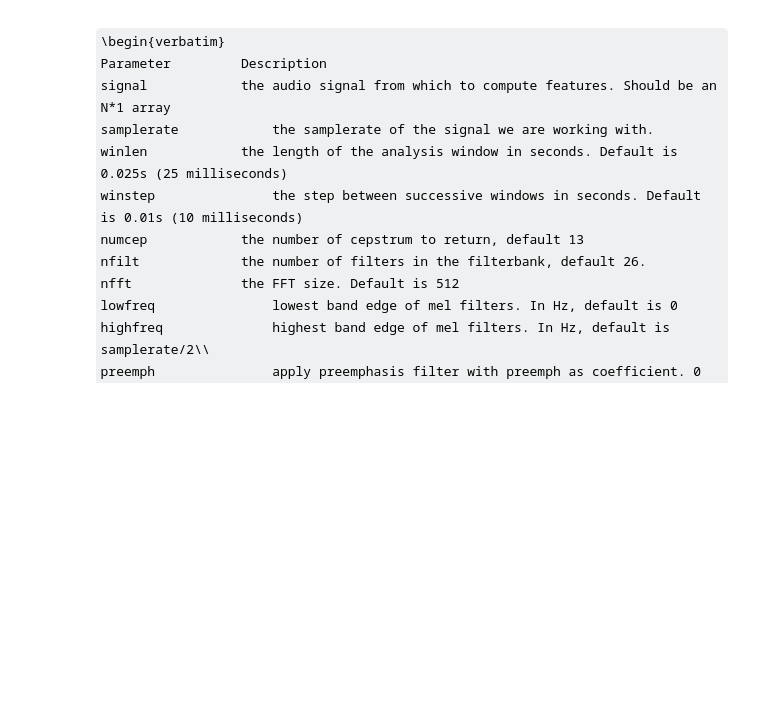
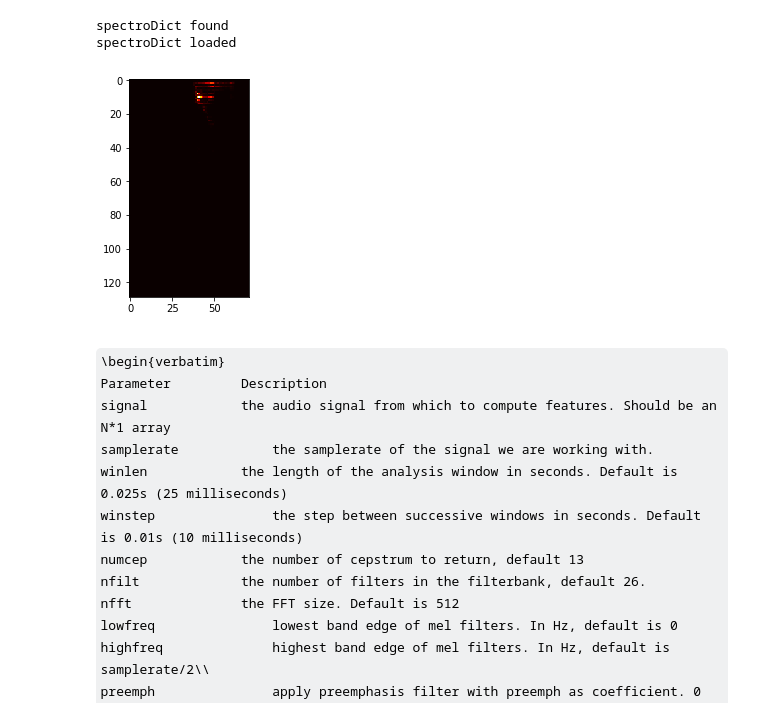
Before and after one commit to mrektor/HDA_speechCommand, a Jupyter notebook: Dataset And Features Dumper.ipynb, the cells around one changed output. Saved outputs shown, nothing was run; the diff lists cells and outputs as text; code cells hidden in the pictures; some formulas as TeX source; blank space fills up the shorter version.

```diff
--- a/Dataset And Features Dumper.ipynb
+++ b/Dataset And Features Dumper.ipynb
@@ -89,3 +115,37 @@ Processing  dataset/_background_noise_\white_noise.wav
+# %%
+#toggle to force the computation
+reDo = False
+#look for the spectrogram files
+if os.path.exists('variables/spectroDict.pkl') and not reDo:
+    print('spectroDict found')
+    with open('variables/spectroDict.pkl', 'rb') as f:
+        spectroDict = pickle.load(f)
+    print('spectroDict loaded')
+#if not found they will be created
+else:
+    spectroDict = {}
+    print('Spectrogram features')
+    for key in rawDict:
+        print('Processing ',key)
+        array = []
+        for sig in rawDict[key]:
+            sig.resize(16000, refcheck=False)
+            frequencies, times, spectrogram = signal.spectrogram(sig, sampleRate)
+            array.append(spectrogram)
+        spectroDict[key] = np.array(array)
+    with open('variables/spectroDict.pkl', 'wb') as f:
+        pickle.dump(spectroDict, f)
+
+    print('spectroDict created and saved to variables/spectroDict.pkl')
+# %% [output]
+spectroDict found
+spectroDict loaded
+# %%
+plt.figure(1)
+plt.imshow(spectroDict['one'][0], cmap='hot', interpolation='nearest')
+plt.show()
+# %% [output]
+[figure, added]
 # %% [markdown]
 \begin{verbatim}
 Parameter         Description
```
Also changed, not shown: parts of 8 cells of this notebook, 1 other file.
